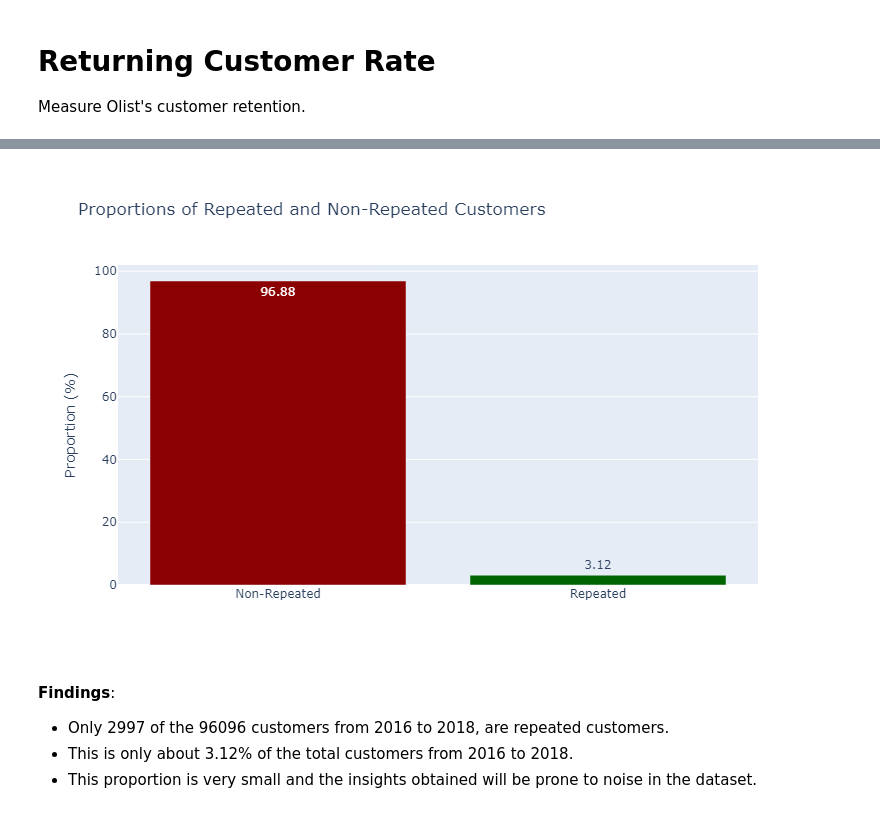
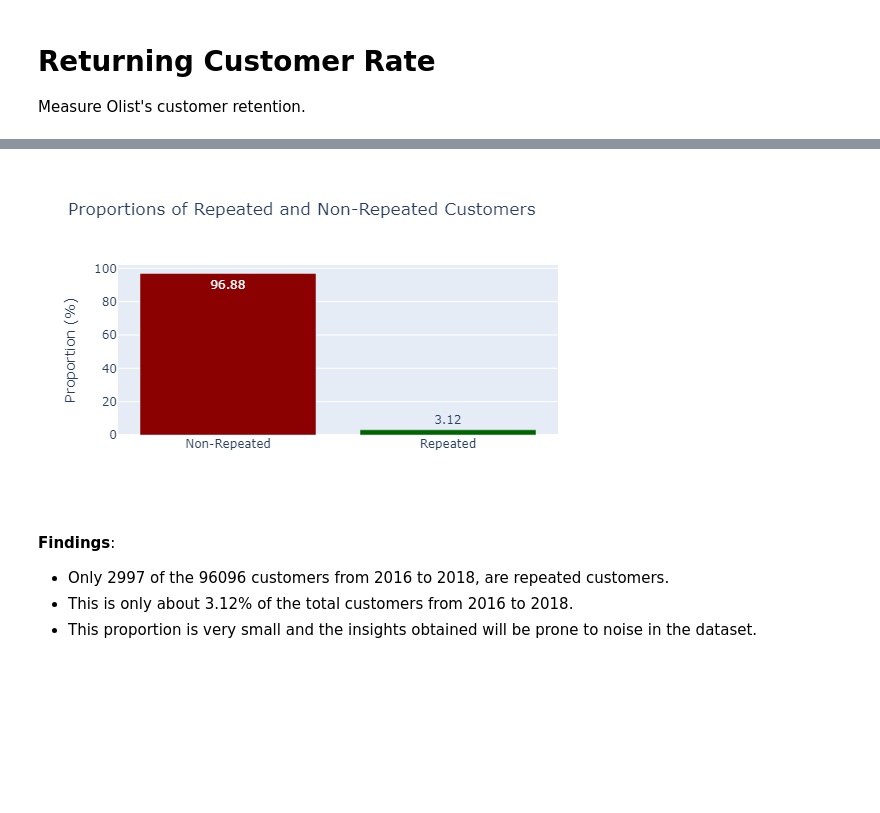
Before and after one commit to g-awaine/y3s2_caie_assessment, a Jupyter notebook: eda.ipynb, the cells around one changed output, grey strips where cells are left out. Saved outputs shown, nothing was run; the diff lists cells and outputs as text; code cells hidden in the pictures; blank space fills up the shorter version.

```diff
--- a/eda.ipynb
+++ b/eda.ipynb
@@ -189,31 +159,31 @@ Number of returning customers: 2997
 # %%
 # Create a bar graph to showcase the proportions
 fig = px.bar(
     repeated_customers_proportion_df,
     x='is_repeated_customer',
     y='proportion',
     text='proportion',
     color='is_repeated_customer',
     labels={'proportion': 'Proportion (%)'},
     title='Proportions of Repeated and Non-Repeated Customers',
     color_discrete_map={False: 'darkred', True: 'darkgreen'}
 )
 
 # Hide the x-axis and change the category names
 fig.update_layout(
     xaxis=dict(
         tickvals=[0, 1],  # Set custom tick values
-        ticktext=['Non-Repeated', 'Repeated'],  # Custom category names
+        ticktext=['Non-Repeated', 'Repeated'],
         title=None  # Hide the x-axis title
     ),
     showlegend=False  # Hide the legend
 )
 
 # Show the plot
-image_bytes = fig.to_image(format='png', width=800)
+image_bytes = fig.to_image(format='png', width=600, height=350)
 Image(image_bytes)
 # %% [output]
-[figure, old version]
+[figure, new version]
 # %% [markdown]
 **Findings**:
 - Only 2997 of the 96096 customers from 2016 to 2018, are repeated customers.
```
Also changed, not shown: parts of 70 cells of this notebook, 11 other files.
